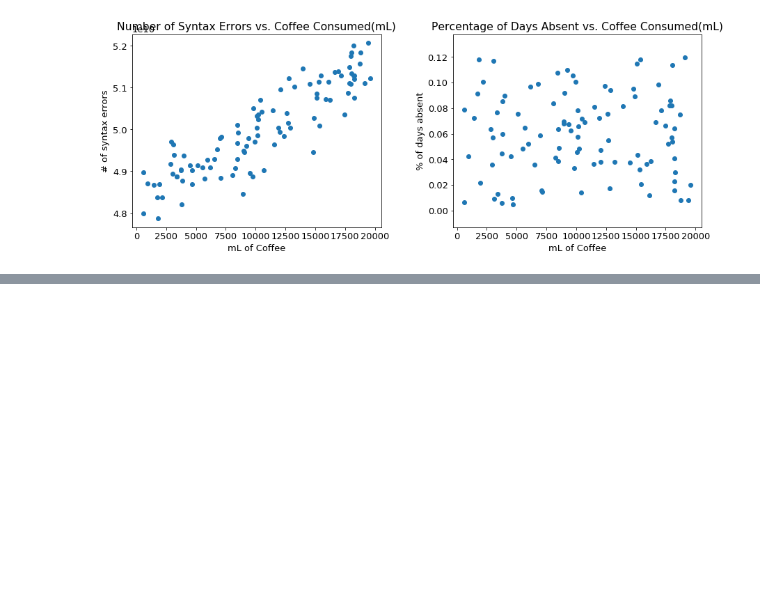
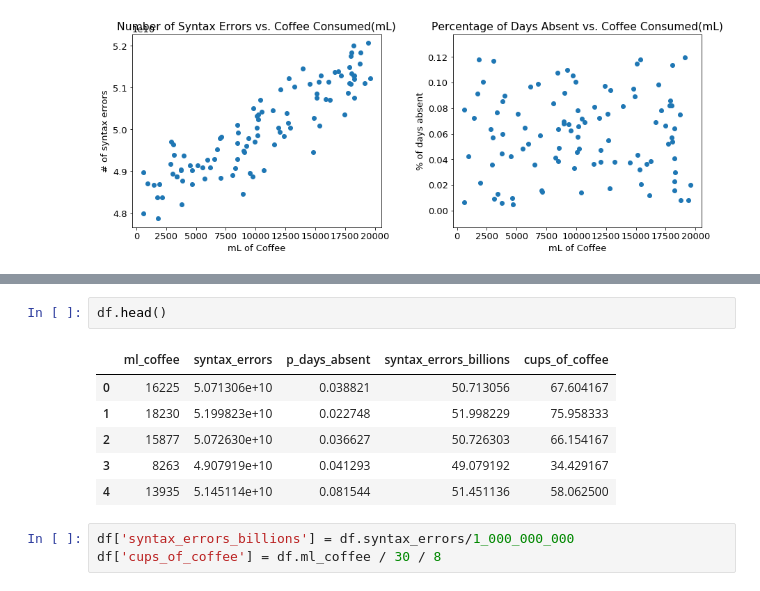
Before and after one commit to Brandon-Martinez27/regression-exercises, a Jupyter notebook: visualizations_warmup.ipynb, the cells around one changed output, grey strips where cells are left out. Drawn from its saved outputs; the diff is of its cells as text; blank space fills up the shorter version.

```diff
--- a/visualizations_warmup.ipynb
+++ b/visualizations_warmup.ipynb
@@ -63,0 +79,12 @@ plt.tight_layout()
+# %%
+df.head()
+# %% [output]
+|  | ml_coffee | syntax_errors | p_days_absent | syntax_errors_billions | cups_of_coffee |
+| 0 | 16225 | 5.071306e+10 | 0.038821 | 50.713056 | 67.604167 |
+| 1 | 18230 | 5.199823e+10 | 0.022748 | 51.998229 | 75.958333 |
+| 2 | 15877 | 5.072630e+10 | 0.036627 | 50.726303 | 66.154167 |
+| 3 | 8263 | 4.907919e+10 | 0.041293 | 49.079192 | 34.429167 |
+| 4 | 13935 | 5.145114e+10 | 0.081544 | 51.451136 | 58.062500 |
+# %%
+df['syntax_errors_billions'] = df.syntax_errors/1_000_000_000
+df['cups_of_coffee'] = df.ml_coffee / 30 / 8
```
Also changed, not shown: parts of 7 cells of this notebook.
